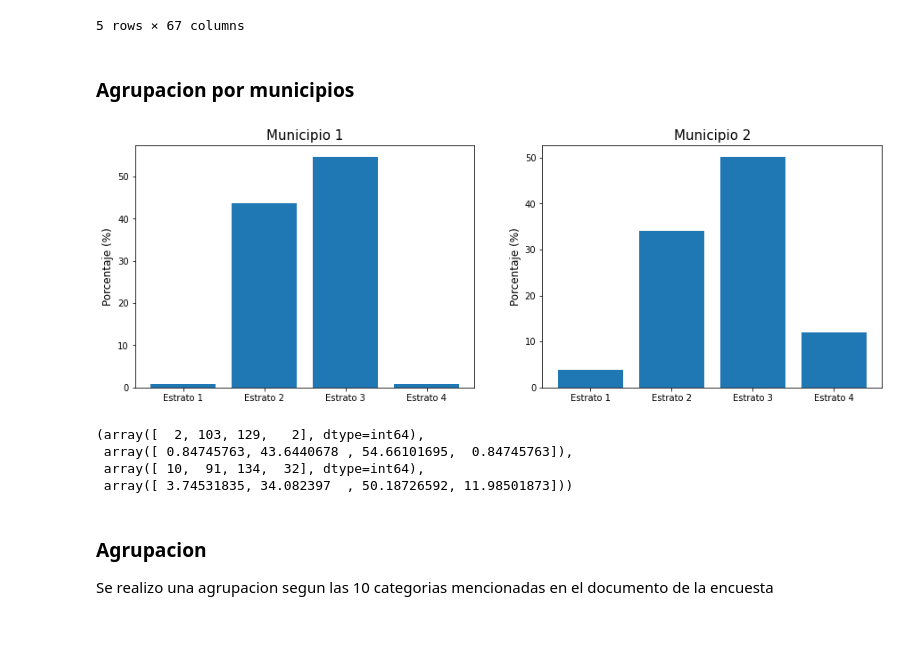
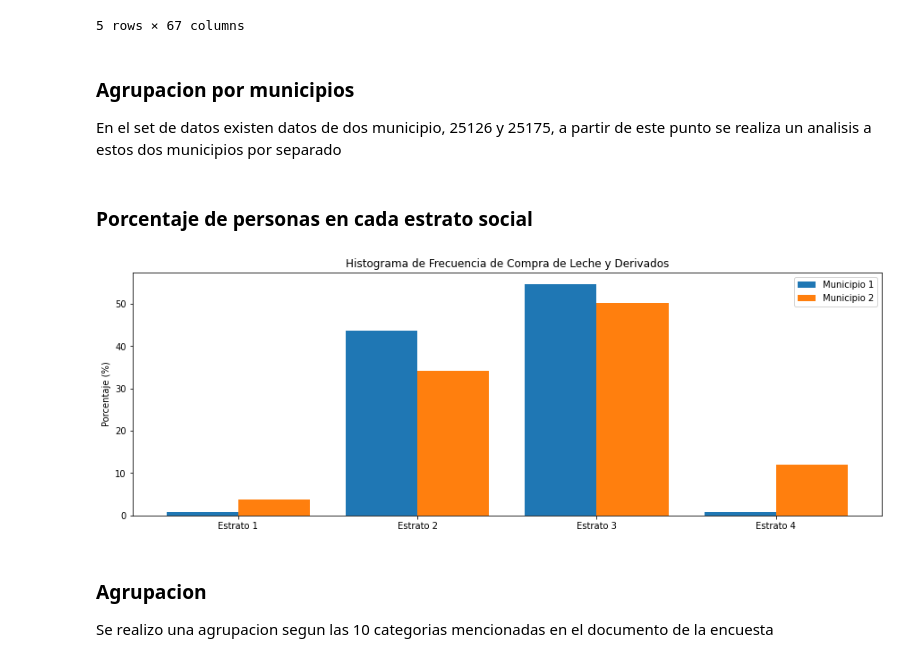
Before and after one commit to RosalynD/Consumo, a Jupyter notebook: Graficos.ipynb, the cells around one changed output. Drawn from its saved outputs; the diff is of its cells as text; code cells hidden in the pictures; blank space fills up the shorter version.

```diff
--- a/Graficos.ipynb
+++ b/Graficos.ipynb
@@ -147,21 +206,22 @@ display(df[lugarcompra].head())
 | 3 | 4 | NaN | NaN | NaN | ... |
 | 4 | NaN | NaN | NaN | 1 | ... |
 5 rows × 67 columns
-# %% [markdown]
-### Agrupacion por municipios
+# %% [markdown]
+### Agrupacion por municipios
+En el set de datos existen datos de dos municipio, 25126 y 25175, a partir de este punto se realiza un analisis a estos dos municipios por separado
 # %%
 m1 = df[df['1.3. Municipio']==25126]
 m2 = df[df['1.3. Municipio']==25175]
+# %% [markdown]
+### Porcentaje de personas en cada estrato social
 # %%
 ser_1 = m1['2.2. ¿Cuál es el estrato socioeconómico que aparece en su recibo de la luz?']
 ser_2 = m2['2.2. ¿Cuál es el estrato socioeconómico que aparece en su recibo de la luz?']
-pltfig(ser_1, ser_2)
+f1, p1, cod1, f2, p2, cod2 =  pltfig(ser_1 , ser_2, plot=False)
+#f1, p1, f2, p2, cod, names = normal(cod1, f1, p1, cod2, f2, p2,)
+subcategorybar(cod1, [p1, p2], ya='P', title='Histograma de Frecuencia de Compra de Leche y Derivados')
 # %% [output]
-[figure, old version]
+[figure, new version]
-(array([  2, 103, 129,   2], dtype=int64),
- array([ 0.84745763, 43.6440678 , 54.66101695,  0.84745763]),
- array([ 10,  91, 134,  32], dtype=int64),
- array([ 3.74531835, 34.082397  , 50.18726592, 11.98501873]))
 # %% [markdown]
 ### Agrupacion
 Se realizo una agrupacion segun las 10 categorias mencionadas en el documento de la encuesta
```
Also changed, not shown: parts of 47 cells of this notebook, 2 other files.
